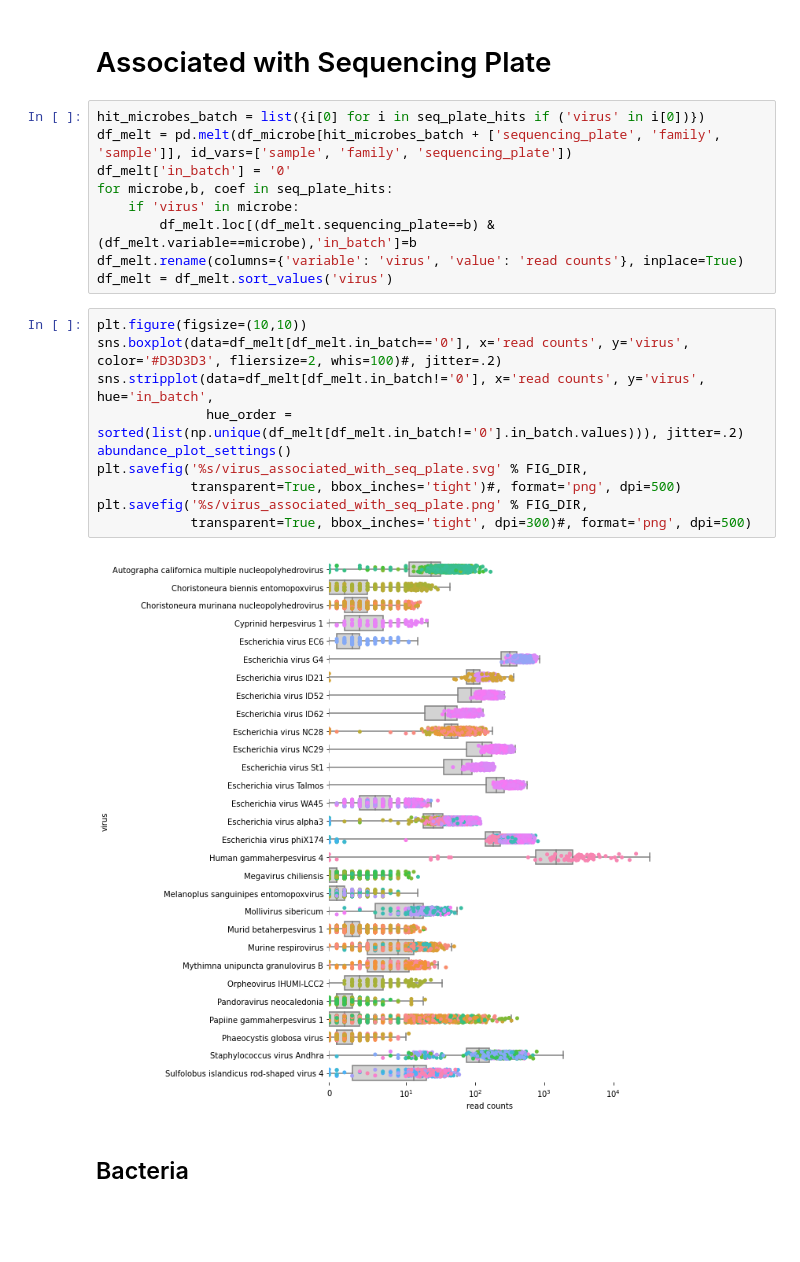
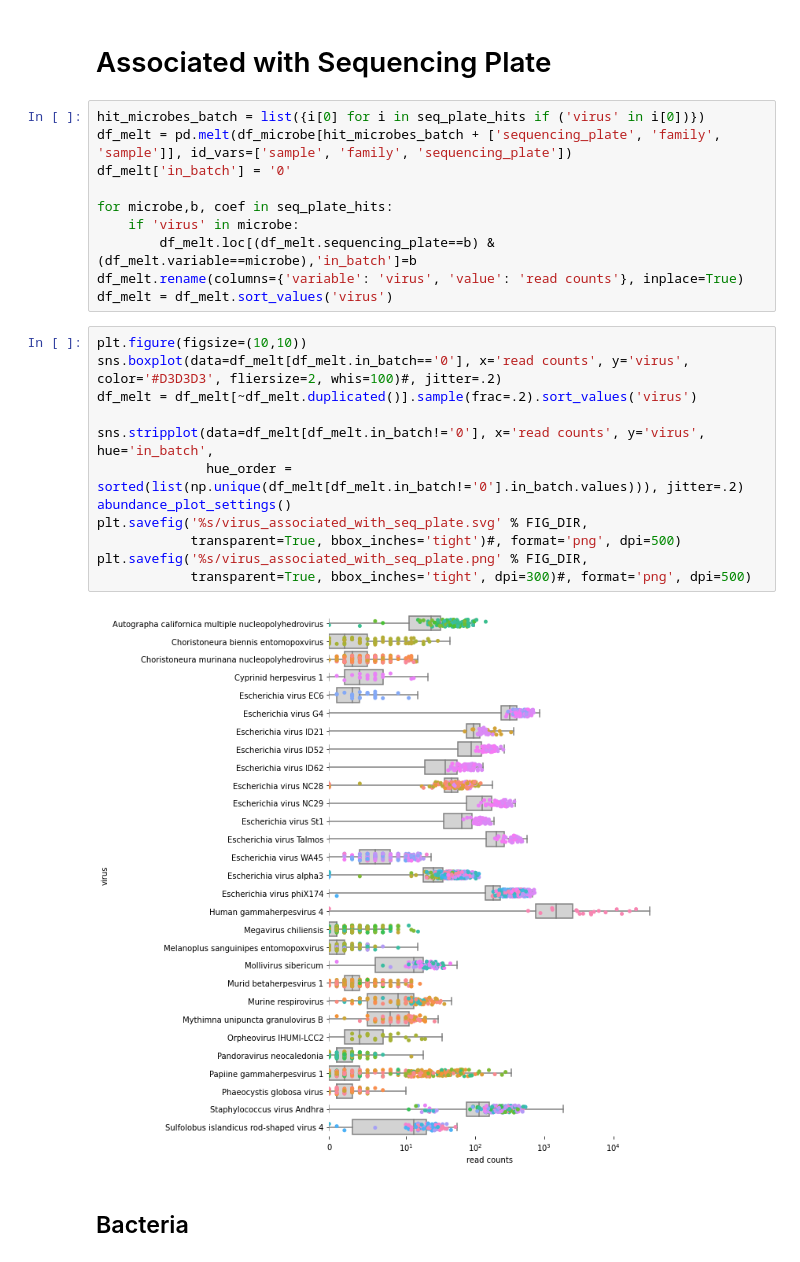
Before and after one commit to briannachrisman/blood_microbiome, a Jupyter notebook: src/contaminants/contaminants.ipynb, the cells around one changed output. Cells and saved outputs as stored; diff of their text form; blank space fills up the shorter version.

```diff
--- a/src/contaminants/contaminants.ipynb
+++ b/src/contaminants/contaminants.ipynb
@@ -155,6 +161,7 @@ plt.savefig('%s/microbe_associated_with_LCL.png' % FIG_DIR,
 hit_microbes_batch = list({i[0] for i in seq_plate_hits if ('virus' in i[0])})
 df_melt = pd.melt(df_microbe[hit_microbes_batch + ['sequencing_plate', 'family', 'sample']], id_vars=['sample', 'family', 'sequencing_plate'])
 df_melt['in_batch'] = '0'
+
 for microbe,b, coef in seq_plate_hits:
     if 'virus' in microbe:
         df_melt.loc[(df_melt.sequencing_plate==b) & (df_melt.variable==microbe),'in_batch']=b
@@ -163,15 +170,17 @@ df_melt = df_melt.sort_values('virus')
 # %%
 plt.figure(figsize=(10,10))
 sns.boxplot(data=df_melt[df_melt.in_batch=='0'], x='read counts', y='virus', color='#D3D3D3', fliersize=2, whis=100)#, jitter=.2)
+df_melt = df_melt[~df_melt.duplicated()].sample(frac=.2).sort_values('virus')
+
 sns.stripplot(data=df_melt[df_melt.in_batch!='0'], x='read counts', y='virus', hue='in_batch',
               hue_order = sorted(list(np.unique(df_melt[df_melt.in_batch!='0'].in_batch.values))), jitter=.2)
 abundance_plot_settings()
 plt.savefig('%s/virus_associated_with_seq_plate.svg' % FIG_DIR,
             transparent=True, bbox_inches='tight')#, format='png', dpi=500)
 plt.savefig('%s/virus_associated_with_seq_plate.png' % FIG_DIR,
             transparent=True, bbox_inches='tight', dpi=300)#, format='png', dpi=500)
 # %% [output]
-[figure, old version]
+[figure, new version]
 # %% [markdown]
 ## Bacteria
 # %%
```
Also changed, not shown: parts of 6 cells of this notebook, 22 other files.
